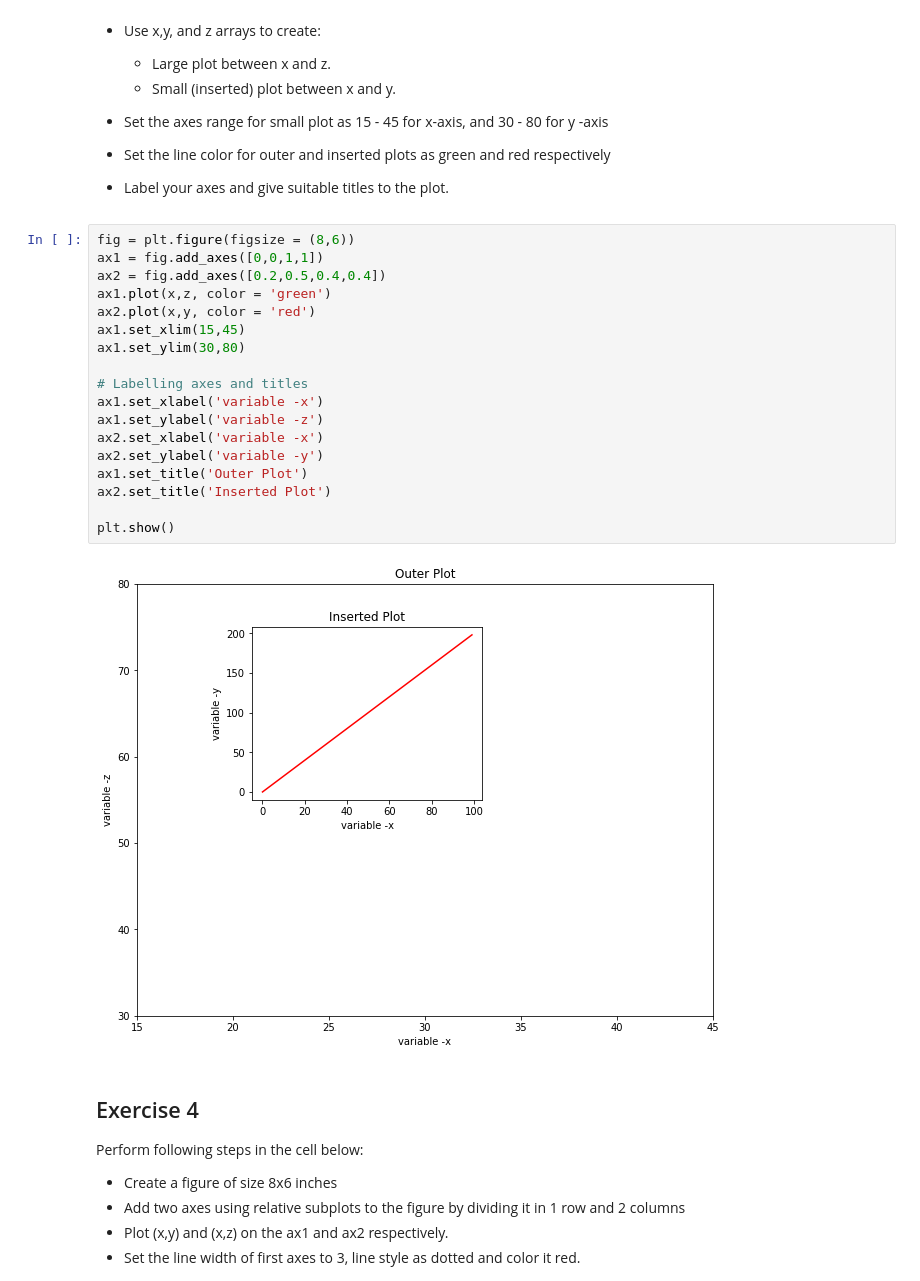
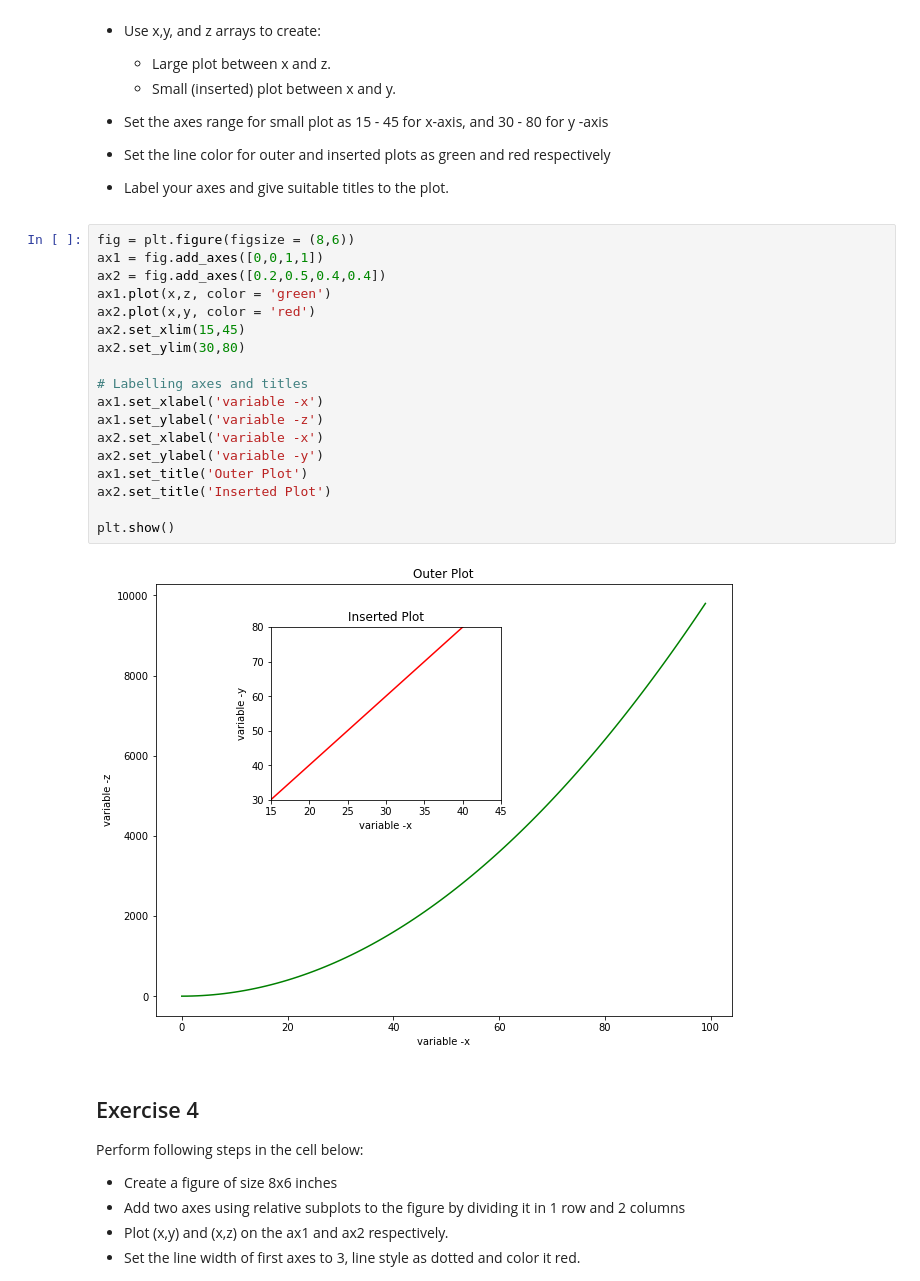
Before and after one commit to migerman1/dsc-1-03-13-customizing-visualizations-with-matplotlib-lab-online-ds-sp-000, a Jupyter notebook: index.ipynb, the cells around one changed output. Drawn from its saved outputs; the diff is of its cells as text.

```diff
--- a/index.ipynb
+++ b/index.ipynb
@@ -122,23 +122,23 @@ Perform following tasks in the cell below:
 # %%
 fig = plt.figure(figsize = (8,6))
 ax1 = fig.add_axes([0,0,1,1])
 ax2 = fig.add_axes([0.2,0.5,0.4,0.4])
 ax1.plot(x,z, color = 'green')
 ax2.plot(x,y, color = 'red')
-ax1.set_xlim(15,45)
-ax1.set_ylim(30,80)
+ax2.set_xlim(15,45)
+ax2.set_ylim(30,80)
 
 # Labelling axes and titles
 ax1.set_xlabel('variable -x')
 ax1.set_ylabel('variable -z')
 ax2.set_xlabel('variable -x')
 ax2.set_ylabel('variable -y')
 ax1.set_title('Outer Plot')
 ax2.set_title('Inserted Plot')
 
 plt.show()
 # %% [output]
-[figure, old version]
+[figure, new version]
 # %% [markdown]
 ## Exercise 4
 
```
Also changed, not shown: parts of 1 cell of this notebook.
